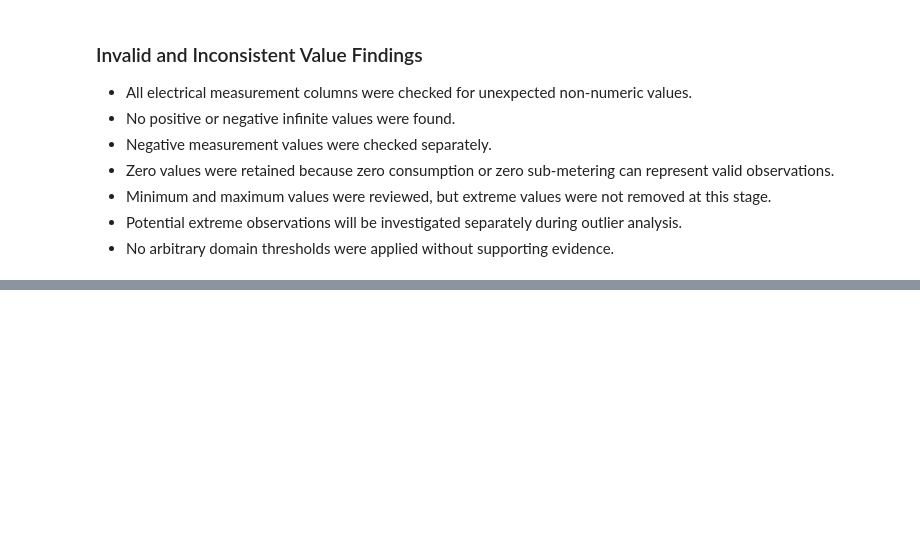
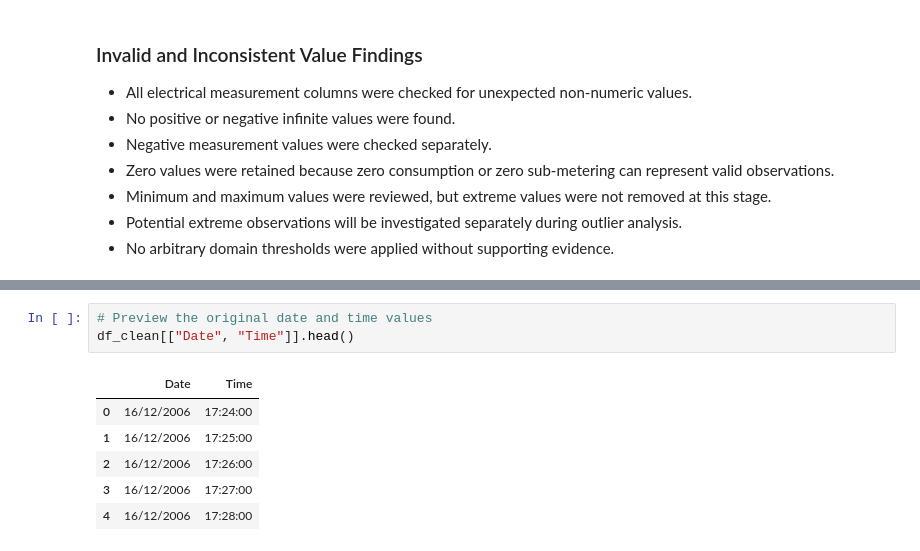
Before and after one commit to NimaniThathsarani/Smart-Energy-Consumption-Prediction-System, a Jupyter notebook: notebooks/02_data_cleaning.ipynb, the cells around one changed output, grey strips where cells are left out. Saved outputs shown, nothing was run; the diff lists cells and outputs as text; blank space fills up the shorter version.

```diff
--- a/notebooks/02_data_cleaning.ipynb
+++ b/notebooks/02_data_cleaning.ipynb
@@ -725,0 +732,10 @@ Rows with clear invalid numeric values: 0
+# %%
+# Preview the original date and time values
+df_clean[["Date", "Time"]].head()
+# %% [output]
+|  | Date | Time |
+| 0 | 16/12/2006 | 17:24:00 |
+| 1 | 16/12/2006 | 17:25:00 |
+| 2 | 16/12/2006 | 17:26:00 |
+| 3 | 16/12/2006 | 17:27:00 |
+| 4 | 16/12/2006 | 17:28:00 |
```
Also changed, not shown: parts of 12 cells of this notebook.
